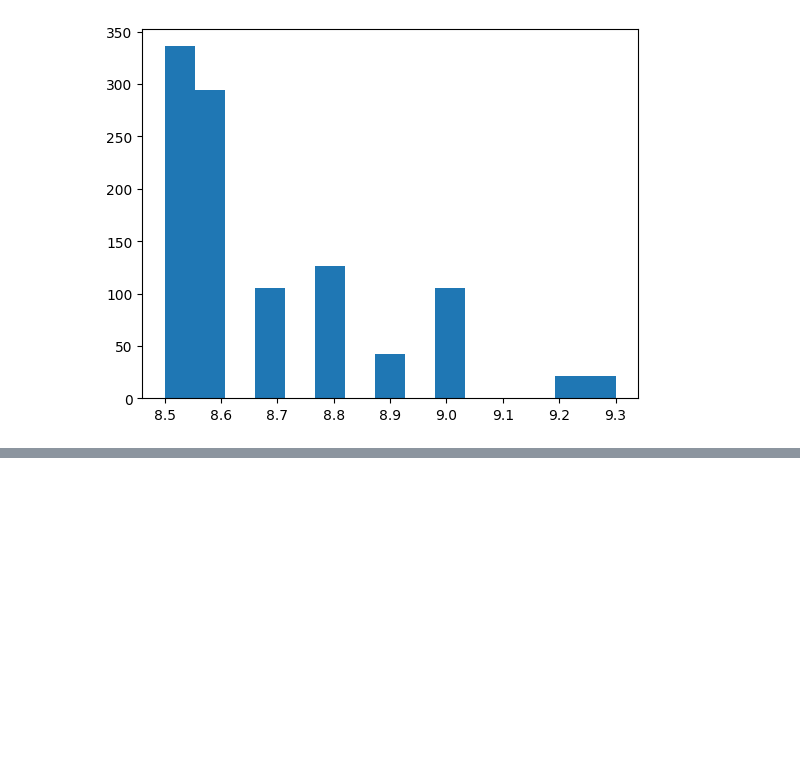
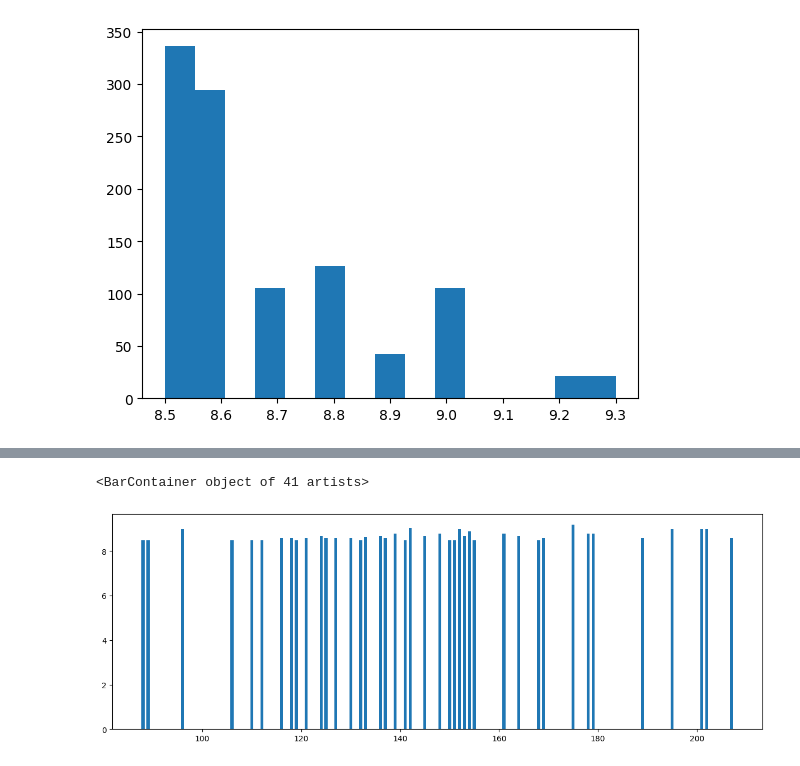
Before and after one commit to petrolau/ciencia-de-dados, a Jupyter notebook: Scrapper/Analysis.ipynb, the cells around one changed output, grey strips where cells are left out. Saved outputs shown, nothing was run; the diff lists cells and outputs as text; code cells hidden in the pictures; blank space fills up the shorter version.

```diff
--- a/Scrapper/Analysis.ipynb
+++ b/Scrapper/Analysis.ipynb
@@ -88,0 +154,5 @@ Depois de limitar os valores, vemos que há 100% de concentração em 8.5 e 8.6,
+# %%
+df_imdb_movies_copy_watchtime=df_imdb_movies['Watchtime']
+# %%
+watchtimes=(list(set(df_imdb_movies_copy_watchtime)))
+watchtimes
@@ -88,0 +177,7 @@ Depois de limitar os valores, vemos que há 100% de concentração em 8.5 e 8.6,
+# %%
+# Média de notas por watchtime
+mean_watchtimes=[]
+for watchtime in watchtimes:
+    mean_watchtimes.append(df_imdb_movies.loc[df_imdb_movies["Watchtime"]==watchtime]["Movie Rating"].mean())
+    print("O valor da nota média pelo watchtime: ", watchtime," é ",df_imdb_movies.loc[df_imdb_movies["Watchtime"]==watchtime]["Movie Rating"].mean())# mean de valores em cada área.
+mean_watchtimes=[]
@@ -88,0 +204,6 @@ Depois de limitar os valores, vemos que há 100% de concentração em 8.5 e 8.6,
+# %%
+#Mediana das notas por watchtime
+median_watchtimes=[]
+for watchtime in watchtimes:
+    median_watchtimes.append(df_imdb_movies.loc[df_imdb_movies["Watchtime"]==watchtime]["Movie Rating"].median())
+    print("O valor da mediana danota por watchtime: ", watchtime," é ",df_imdb_movies.loc[df_imdb_movies["Watchtime"]==watchtime]["Movie Rating"].median())
@@ -88,0 +228,6 @@ Depois de limitar os valores, vemos que há 100% de concentração em 8.5 e 8.6,
+# %%
+fig = plt.figure(figsize = (15,5))
+plt.bar(watchtimes,median_watchtimes,width=0.6)
+# %% [output]
+<BarContainer object of 41 artists>
+[figure, added]
```
Also changed, not shown: parts of 33 cells of this notebook.
